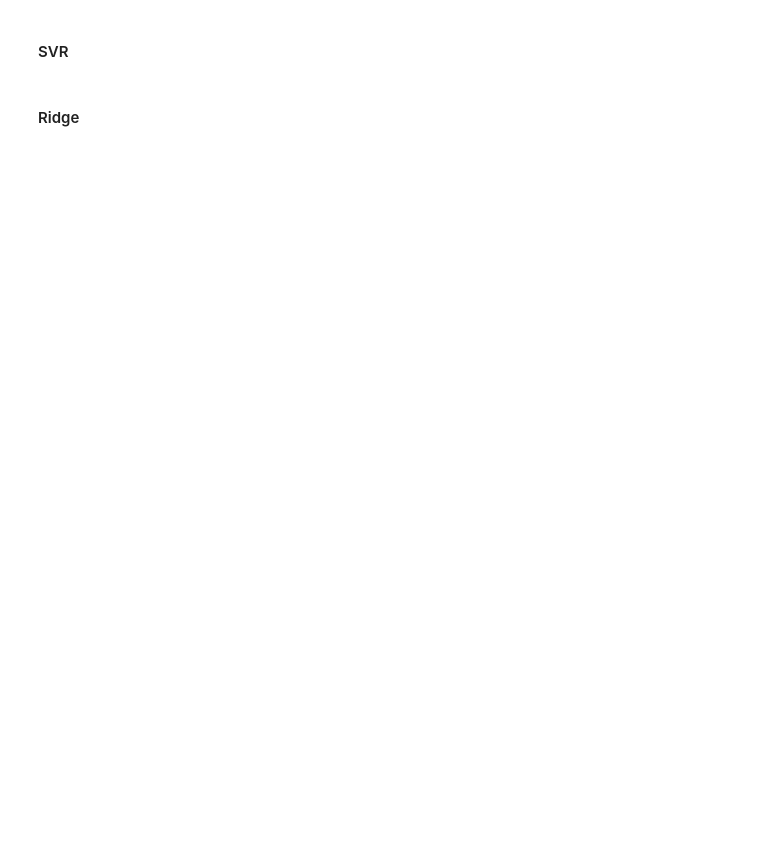
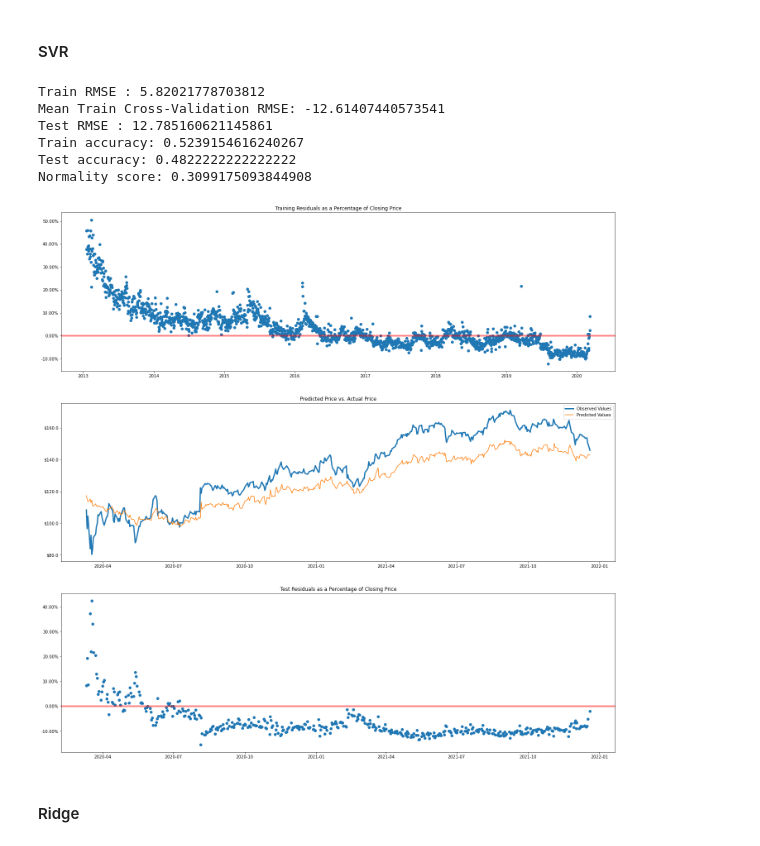
Before and after one commit to tjbray20/Market_Machine_Learning, a Jupyter notebook: MainNotebook.ipynb, the cells around one changed output. Cells and saved outputs as stored; diff of their text form; code cells hidden in the pictures; blank space fills up the shorter version.

```diff
--- a/MainNotebook.ipynb
+++ b/MainNotebook.ipynb
@@ -556,9 +569,9 @@ ax.yaxis.set_major_formatter('${x:1,.2f}');
 # %% [markdown]
 #### SVR
 # %%
-BIIB = pd.read_csv('FormattedData/BIIB_formatted.csv', index_col = 0)
+AIZ = pd.read_csv('FormattedData/AIZ_formatted.csv', index_col = 0)
 
-X_train, X_test, y_train, y_test = preprocess_data(BIIB)
+X_train, X_test, y_train, y_test = preprocess_data(AIZ)
 # %%
 def SVR_test(X_train, X_test, y_train, y_test, cv=5):
 
@@ -574,14 +587,14 @@ def SVR_test(X_train, X_test, y_train, y_test, cv=5):
     y_hat_test = svr.predict(X_test)
     test_rmse = mean_squared_error(y_test, y_hat_test, squared = False)
 
-    preds_train = pd.concat([y_train, pd.DataFrame(y_hat_train, columns = ['predictions'], index = y_train.index), BIIB.day_direction], axis = 1)
+    preds_train = pd.concat([y_train, pd.DataFrame(y_hat_train, columns = ['predictions'], index = y_train.index), AIZ.day_direction], axis = 1)
     preds_train.dropna(inplace = True)
 
     preds_train['direction'] = np.where(preds_train.predictions > preds_train.close.shift(1), 1, 0)
     preds_train['correct'] = np.where(preds_train['direction'] == preds_train['day_direction'], 1, 0)
     train_accuracy = preds_train['correct'].value_counts(normalize = True)
 
-    preds_test = pd.concat([y_test, pd.DataFrame(y_hat_test, columns = ['predictions'], index = y_test.index), BIIB.day_direction], axis = 1)
+    preds_test = pd.concat([y_test, pd.DataFrame(y_hat_test, columns = ['predictions'], index = y_test.index), AIZ.day_direction], axis = 1)
     preds_test.dropna(inplace = True)
 
     preds_test['direction'] = np.where(preds_test.predictions > preds_test.close.shift(1), 1, 0)
@@ -599,9 +612,19 @@ def SVR_test(X_train, X_test, y_train, y_test, cv=5):
 
     results = ['SVR', train_score, train_cv_score, test_score, train_accuracy[1], test_accuracy[1], normality_score]
 
+    model_plot(y_train, y_test, y_hat_train, y_hat_test)
+
     return results
 # %%
-BIIB_results = SVR_test(X_train, X_test, y_train, y_test)
+AIZ_results = SVR_test(X_train, X_test, y_train, y_test)
+# %% [output]
+Train RMSE : 5.82021778703812
+Mean Train Cross-Validation RMSE: -12.61407440573541
+Test RMSE : 12.785160621145861
+Train accuracy: 0.5239154616240267
+Test accuracy: 0.4822222222222222
+Normality score: 0.3099175093844908
+[figure, added]
 # %% [markdown]
 #### Ridge
 # %%
```
Also changed, not shown: parts of 23 cells of this notebook, 2 other files.
